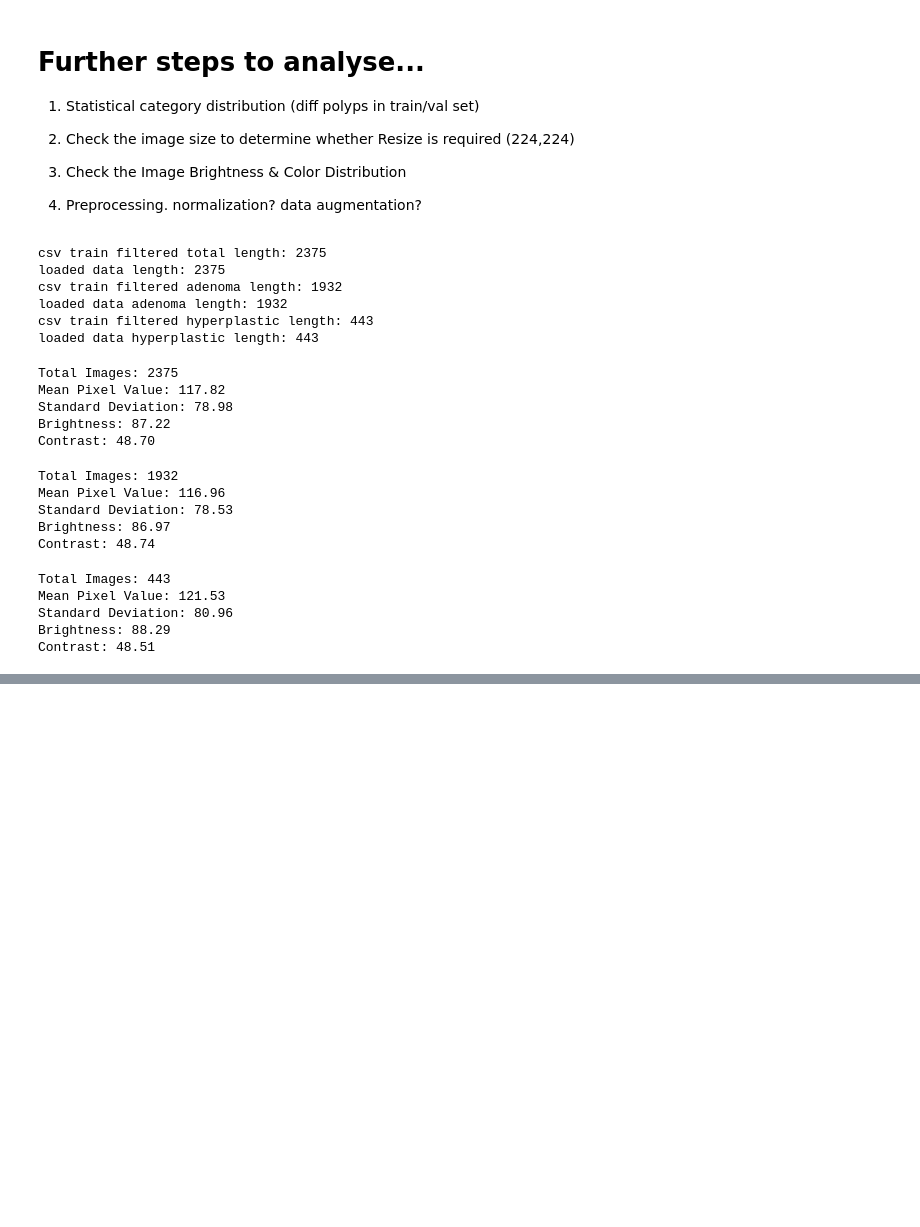
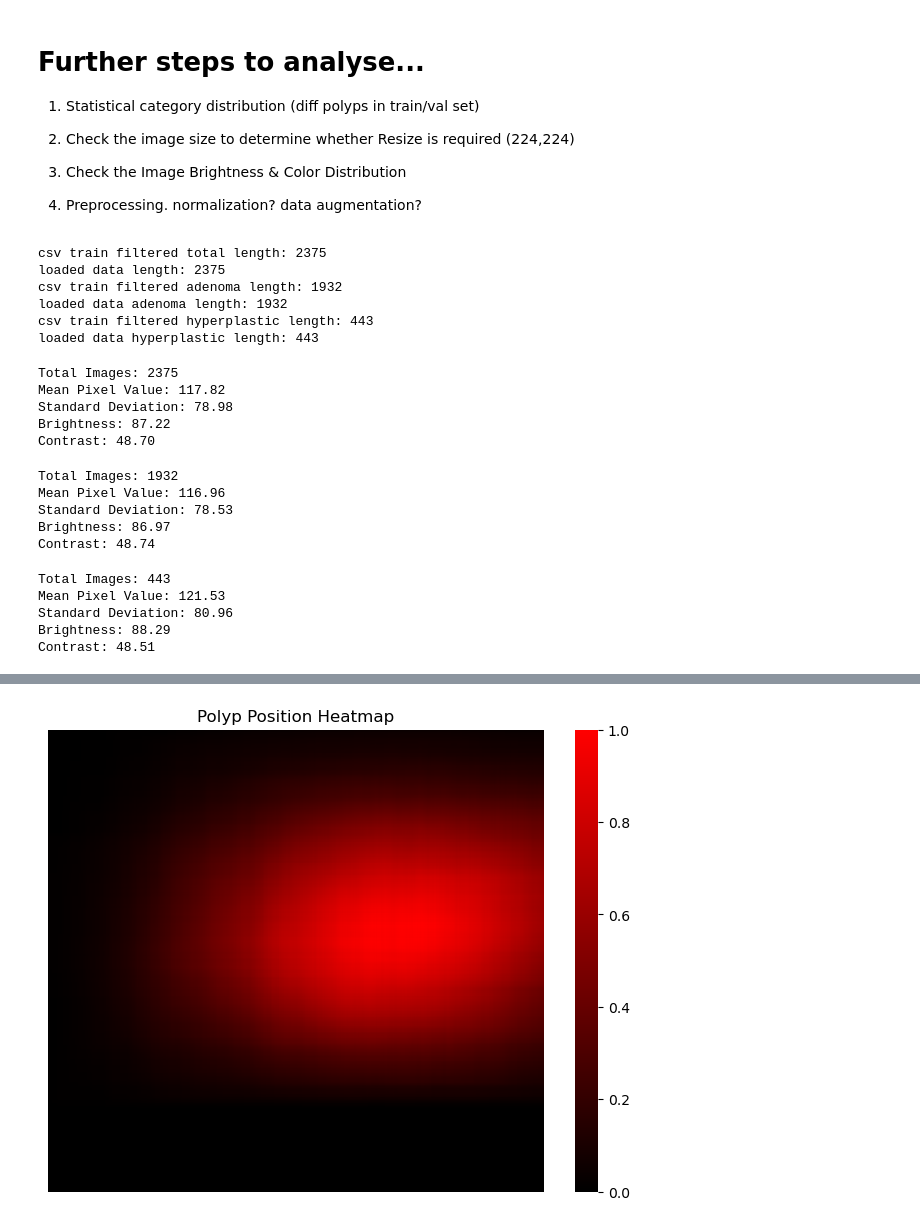
Before and after one commit to Labyrintbs/PolypClassification, a Jupyter notebook: data_process.ipynb, the cells around one changed output, grey strips where cells are left out. Saved outputs shown, nothing was run; the diff lists cells and outputs as text; code cells hidden in the pictures; blank space fills up the shorter version.

Commit message:
add bbox dist visualization and heatmap

```diff
--- a/data_process.ipynb
+++ b/data_process.ipynb
@@ -303,6 +304,29 @@ def get_img_path(csv_df, polyp_class=None):
                         paths.append(img_path)
     return paths
 
+def get_size_data(df, polyp_class=None):
+    """
+    Collect the bbox area data based on csv file
+
+    Args:
+    - df: pandas dataframe containing bbox data for all images
+    - polyp_class: str, specify the classes to return
+
+    Return:
+    List of bbox size of polyp_class(if specified)
+    """
+
+    size_list = []
+    for index, row in df.iterrows():
+        if polyp_class:
+            if row["PATHOLOGY DIAGNOSIS"] != polyp_class:
+                continue
+        if row['SPLIT'] == 'train':
+            bbox = row['BBOX_AREA']
+            size_list.append(bbox)
+    return size_list
+
+
 data_filtered = "polar_dataset_filterd.csv"
 data_df = pd.read_csv(os.path.join(project_dir, data_filtered))
 train_paths = get_img_path(data_df)
@@ -377,6 +401,9 @@ print(f"Mean Pixel Value: {np.mean(train_stats['means']):.2f}")
 print(f"Standard Deviation: {np.mean(train_stats['stds']):.2f}")
 print(f"Brightness: {np.mean(train_stats['brightness']):.2f}")
 print(f"Contrast: {np.mean(train_stats['contrast']):.2f}")
+
+size_data = get_size_data(data_df)
+train_stats['bbox'] = size_data
 # %% [output]
 Total Images: 2375
 Mean Pixel Value: 117.82
@@ -544,3 +680,8 @@ plot_image_statistics(train_hyper_stats)
+# %%
+train_max_w, train_max_h = max(train_stats['widths']), max(train_stats["heights"])
+draw_heatmap(train_max_w, train_max_h, df=data_df)
+# %% [output]
+[figure, added]
 # %%
 # Train set Preprocessing
 # %%
```
Also changed, not shown: parts of 8 cells of this notebook.
